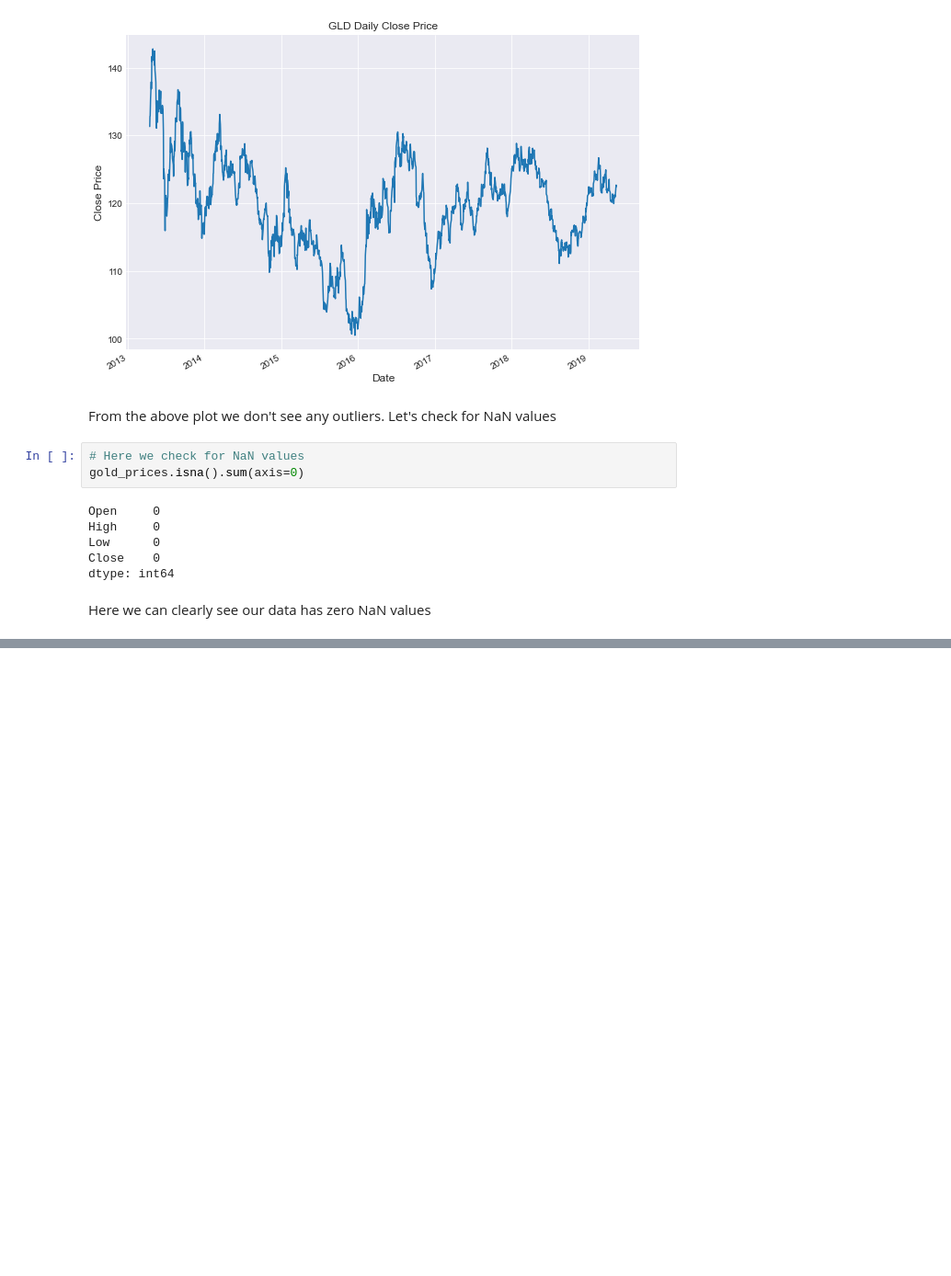
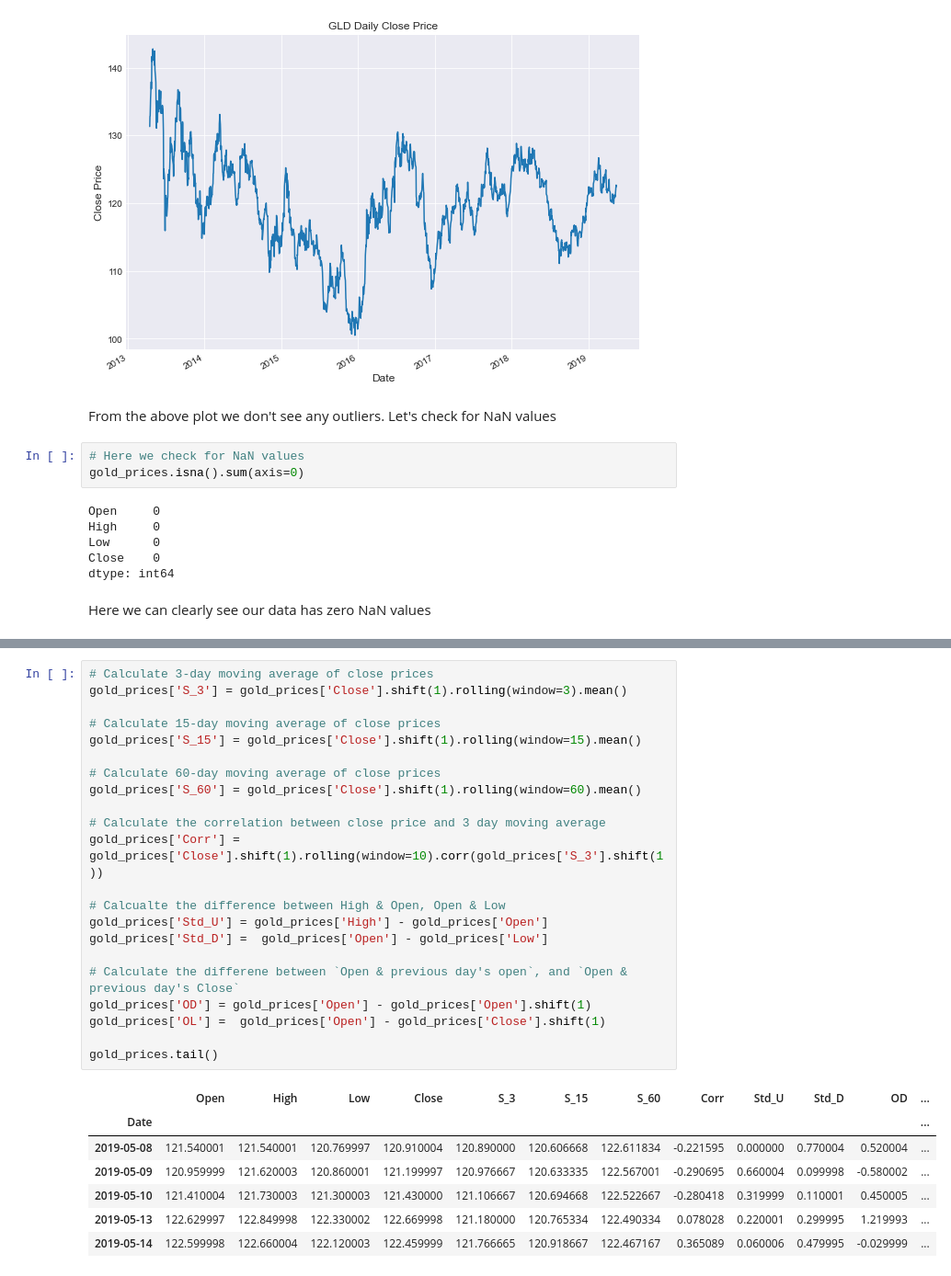
Before and after one commit to cmj123/ml_trading_regression, a Jupyter notebook: creating_strategies/data_processing.ipynb, the cells around one changed output, grey strips where cells are left out. Shown at 92% size. Cells and saved outputs as stored; diff of their text form; blank space fills up the shorter version.

```diff
--- a/creating_strategies/data_processing.ipynb
+++ b/creating_strategies/data_processing.ipynb
@@ -66,0 +75,30 @@ Here we can clearly see our data has zero NaN values
+# %%
+# Calculate 3-day moving average of close prices
+gold_prices['S_3'] = gold_prices['Close'].shift(1).rolling(window=3).mean()
+
+# Calculate 15-day moving average of close prices
+gold_prices['S_15'] = gold_prices['Close'].shift(1).rolling(window=15).mean()
+
+# Calculate 60-day moving average of close prices
+gold_prices['S_60'] = gold_prices['Close'].shift(1).rolling(window=60).mean()
+
+# Calculate the correlation between close price and 3 day moving average
+gold_prices['Corr'] = gold_prices['Close'].shift(1).rolling(window=10).corr(gold_prices['S_3'].shift(1))
+
+# Calcualte the difference between High & Open, Open & Low
+gold_prices['Std_U'] = gold_prices['High'] - gold_prices['Open']
+gold_prices['Std_D'] =  gold_prices['Open'] - gold_prices['Low']
+
+# Calculate the differene between `Open & previous day's open`, and `Open & previous day's Close`
+gold_prices['OD'] = gold_prices['Open'] - gold_prices['Open'].shift(1)
+gold_prices['OL'] =  gold_prices['Open'] - gold_prices['Close'].shift(1)
+
+gold_prices.tail()
+# %% [output]
+|  | Open | High | Low | Close | S_3 | S_15 | S_60 | Corr | Std_U | Std_D | OD | ... |
+| Date |  |  |  |  |  |  |  |  |  |  |  | ... |
+| 2019-05-08 | 121.540001 | 121.540001 | 120.769997 | 120.910004 | 120.890000 | 120.606668 | 122.611834 | -0.221595 | 0.000000 | 0.770004 | 0.520004 | ... |
+| 2019-05-09 | 120.959999 | 121.620003 | 120.860001 | 121.199997 | 120.976667 | 120.633335 | 122.567001 | -0.290695 | 0.660004 | 0.099998 | -0.580002 | ... |
+| 2019-05-10 | 121.410004 | 121.730003 | 121.300003 | 121.430000 | 121.106667 | 120.694668 | 122.522667 | -0.280418 | 0.319999 | 0.110001 | 0.450005 | ... |
+| 2019-05-13 | 122.629997 | 122.849998 | 122.330002 | 122.669998 | 121.180000 | 120.765334 | 122.490334 | 0.078028 | 0.220001 | 0.299995 | 1.219993 | ... |
+| 2019-05-14 | 122.599998 | 122.660004 | 122.120003 | 122.459999 | 121.766665 | 120.918667 | 122.467167 | 0.365089 | 0.060006 | 0.479995 | -0.029999 | ... |
```
Also changed, not shown: parts of 1 cell of this notebook.
